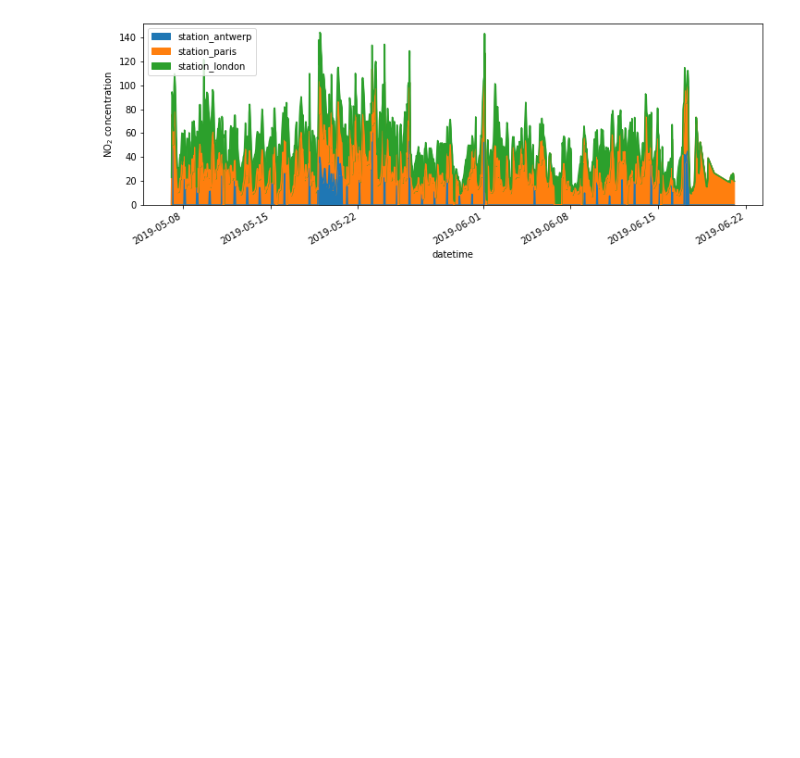
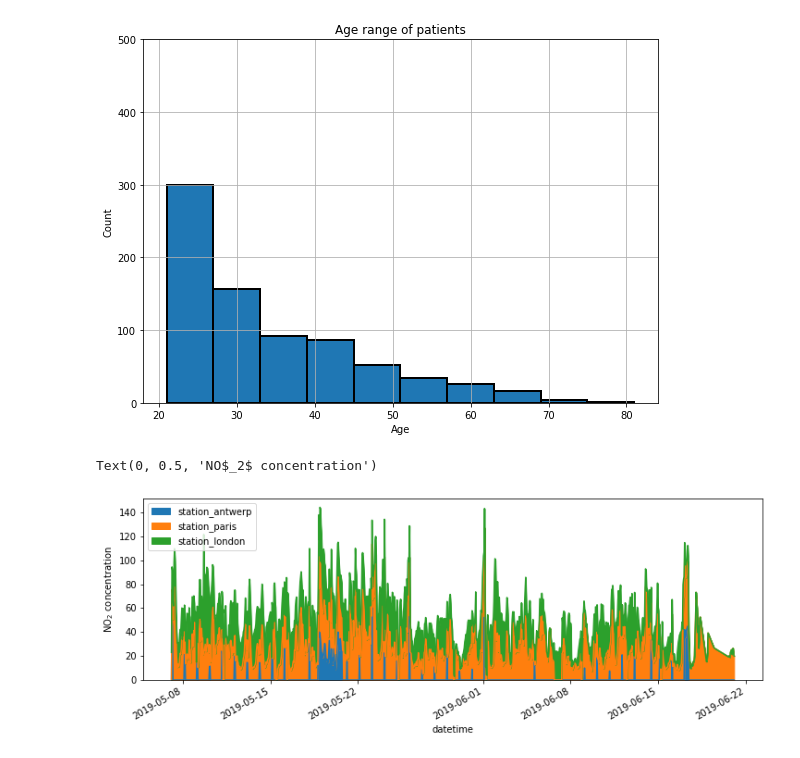
Before and after one commit to GokoshiJr/intro_machine_learning, a Jupyter notebook: intro.ipynb, the cells around one changed output. Cells and saved outputs as stored; diff of their text form; code cells hidden in the pictures; blank space fills up the shorter version.

```diff
--- a/intro.ipynb
+++ b/intro.ipynb
@@ -23,17 +24,25 @@ Text(0.5, 1.0, 'Age range of patients vs Blood Pressure')
 # %%
-f = plt.figure(figsize=(8,4))
+import pandas as pd
+import matplotlib.pyplot as plt
+
+data = pd.read_csv('./data/diabetes.csv') # read in your CSV
+
+# histograma para obtener la distribucion del rango de edad de los pacientes
+f = plt.figure(figsize=(8,6))
 ax = f.add_subplot(1,1,1)
 data["Age"].hist(ax=ax, edgecolor="black", linewidth=2)
 ax.set_title("Age range of patients")
-ax.set_ylim([0,510])
+ax.set_ylim([0,500])
 ax.set_xlabel("Age")
 ax.set_ylabel("Count")
 f.tight_layout()
+# %% [output]
+[figure, added]
 # %%
 import pandas as pd
 import matplotlib.pyplot as plt
 # read in your CSV
-air_quality = pd.read_csv("air_quality_no2.csv", index_col=0, parse_dates=True)
+air_quality = pd.read_csv("data/air_quality_no2.csv", index_col=0, parse_dates=True)
 air_quality.head()
 
 # I want a quick visual check of the data.
@@ -55,6 +64,9 @@ air_quality.head()
 fig, axs = plt.subplots(figsize=(12, 4))
 air_quality.plot.area(ax=axs)
 axs.set_ylabel("NO$_2$ concentration")
-fig.savefig("no2_concentrations.png")
+
+# guarda el grafico en un .png
+# fig.savefig("no2_concentrations.png")
 # %% [output]
+Text(0, 0.5, 'NO$_2$ concentration')
 [figure]
```
Also changed, not shown: parts of 1 cell of this notebook.
